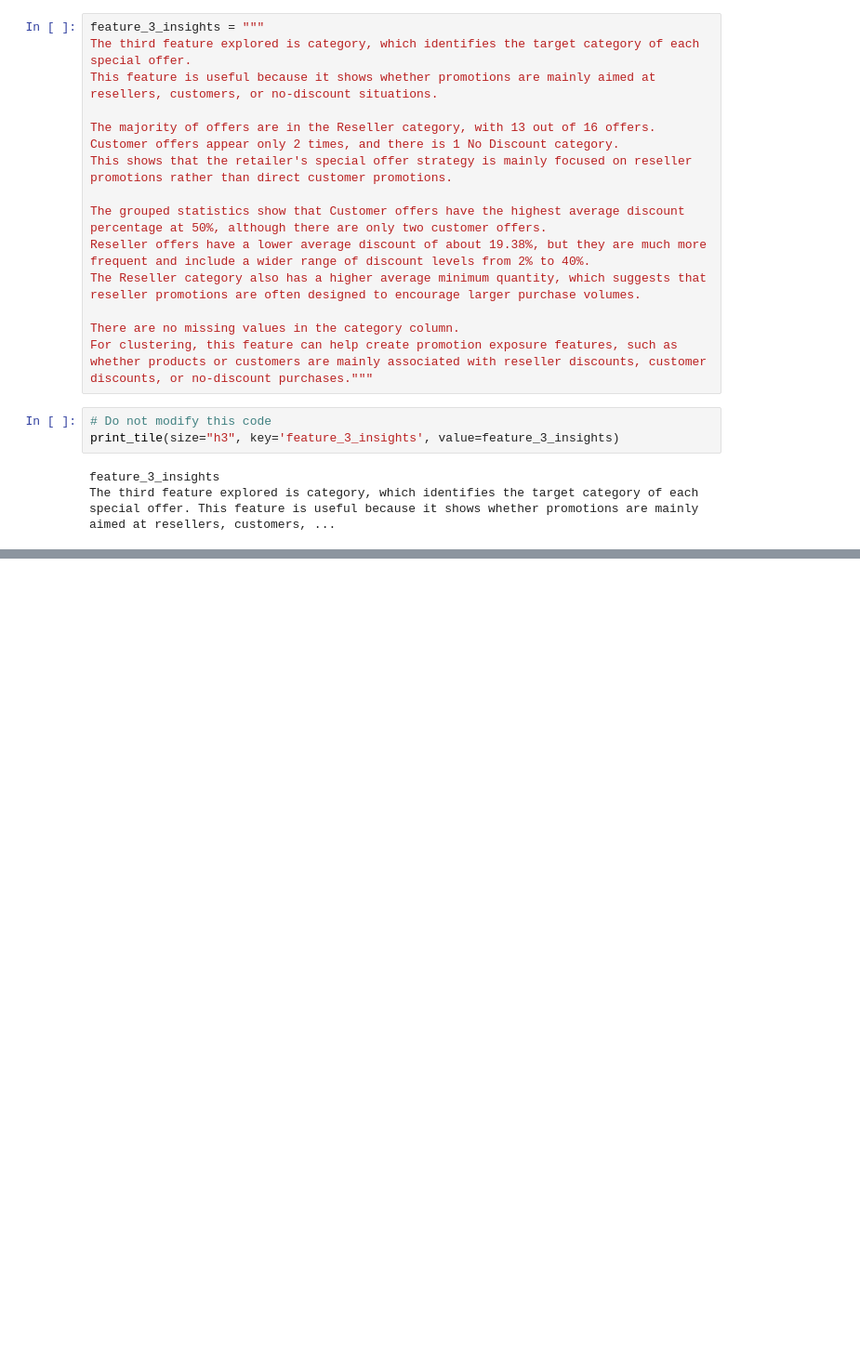
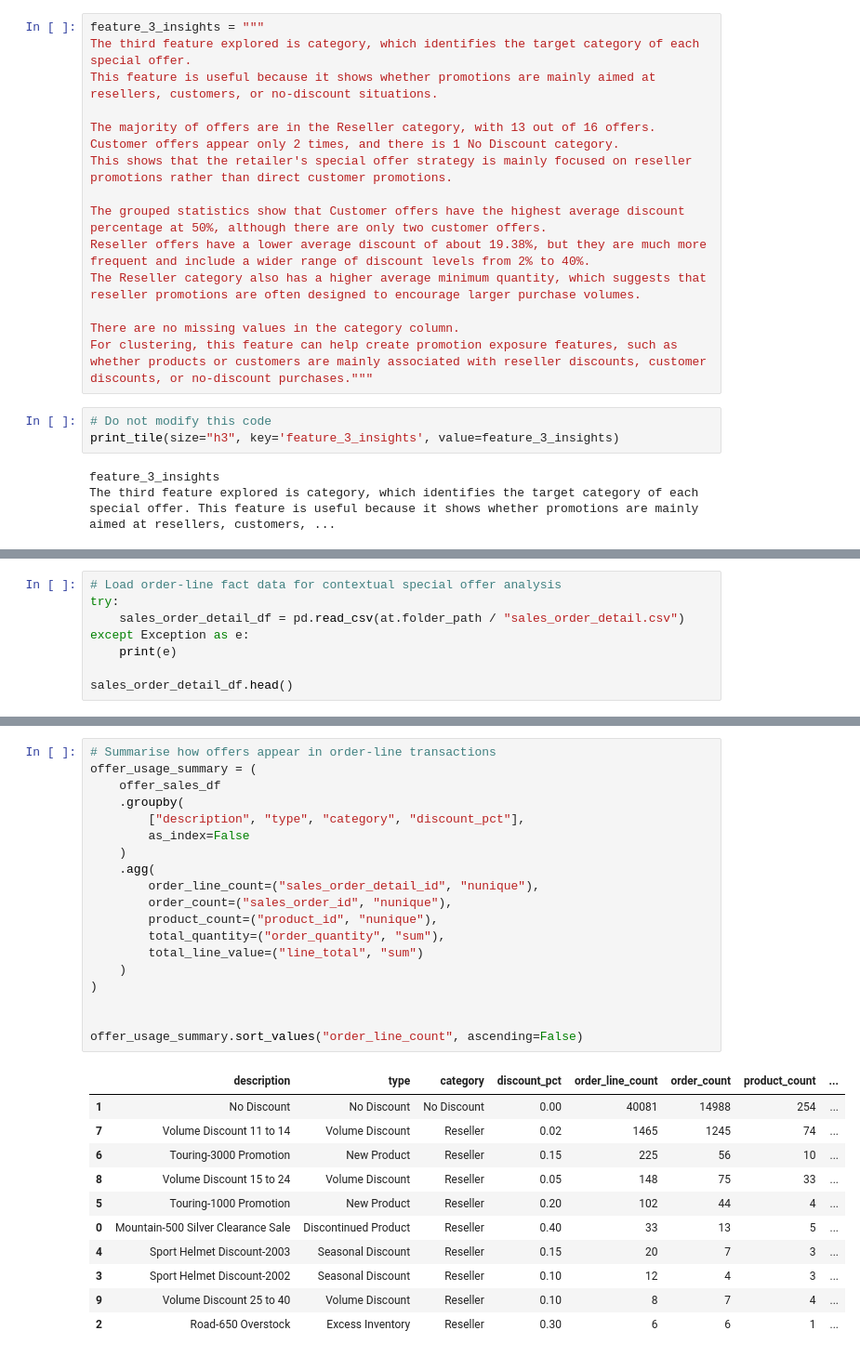
Before and after one commit to zeshanshameel/MLAA-AT3, a Jupyter notebook: notebooks/student_D_clustering/36106_26AU_AT3_student_id_SD_2_eda_special_offer.ipynb, the cells around one changed output, grey strips where cells are left out. Shown at 93% size. Saved outputs shown, nothing was run; the diff lists cells and outputs as text; blank space fills up the shorter version.

```diff
--- a/notebooks/student_D_clustering/36106_26AU_AT3_student_id_SD_2_eda_special_offer.ipynb
+++ b/notebooks/student_D_clustering/36106_26AU_AT3_student_id_SD_2_eda_special_offer.ipynb
@@ -389,0 +392,8 @@ The third feature explored is category, which identifies the target category of
+# %%
+# Load order-line fact data for contextual special offer analysis
+try:
+    sales_order_detail_df = pd.read_csv(at.folder_path / "sales_order_detail.csv")
+except Exception as e:
+    print(e)
+
+sales_order_detail_df.head()
@@ -389,0 +465,31 @@ The third feature explored is category, which identifies the target category of
+# %%
+# Summarise how offers appear in order-line transactions
+offer_usage_summary = (
+    offer_sales_df
+    .groupby(
+        ["description", "type", "category", "discount_pct"],
+        as_index=False
+    )
+    .agg(
+        order_line_count=("sales_order_detail_id", "nunique"),
+        order_count=("sales_order_id", "nunique"),
+        product_count=("product_id", "nunique"),
+        total_quantity=("order_quantity", "sum"),
+        total_line_value=("line_total", "sum")
+    )
+)
+
+
+offer_usage_summary.sort_values("order_line_count", ascending=False)
+# %% [output]
+|  | description | type | category | discount_pct | order_line_count | order_count | product_count | ... |
+| 1 | No Discount | No Discount | No Discount | 0.00 | 40081 | 14988 | 254 | ... |
+| 7 | Volume Discount 11 to 14 | Volume Discount | Reseller | 0.02 | 1465 | 1245 | 74 | ... |
+| 6 | Touring-3000 Promotion | New Product | Reseller | 0.15 | 225 | 56 | 10 | ... |
+| 8 | Volume Discount 15 to 24 | Volume Discount | Reseller | 0.05 | 148 | 75 | 33 | ... |
+| 5 | Touring-1000 Promotion | New Product | Reseller | 0.20 | 102 | 44 | 4 | ... |
+| 0 | Mountain-500 Silver Clearance Sale | Discontinued Product | Reseller | 0.40 | 33 | 13 | 5 | ... |
+| 4 | Sport Helmet Discount-2003 | Seasonal Discount | Reseller | 0.15 | 20 | 7 | 3 | ... |
+| 3 | Sport Helmet Discount-2002 | Seasonal Discount | Reseller | 0.10 | 12 | 4 | 3 | ... |
+| 9 | Volume Discount 25 to 40 | Volume Discount | Reseller | 0.10 | 8 | 7 | 4 | ... |
+| 2 | Road-650 Overstock | Excess Inventory | Reseller | 0.30 | 6 | 6 | 1 | ... |
```
Also changed, not shown: parts of 8 cells of this notebook, 1 other file.
